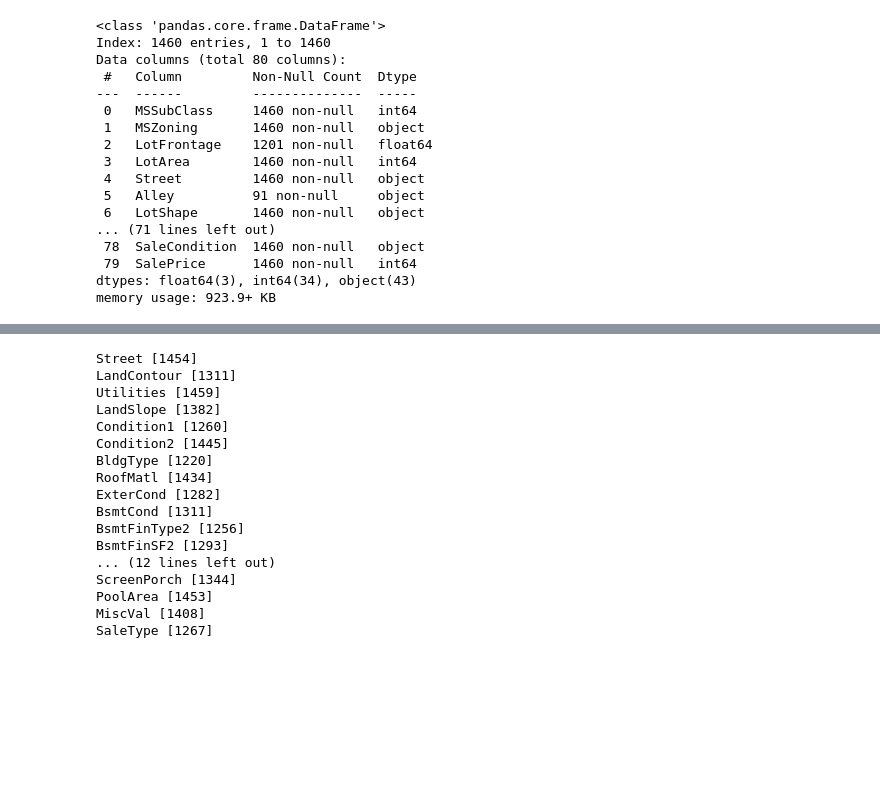
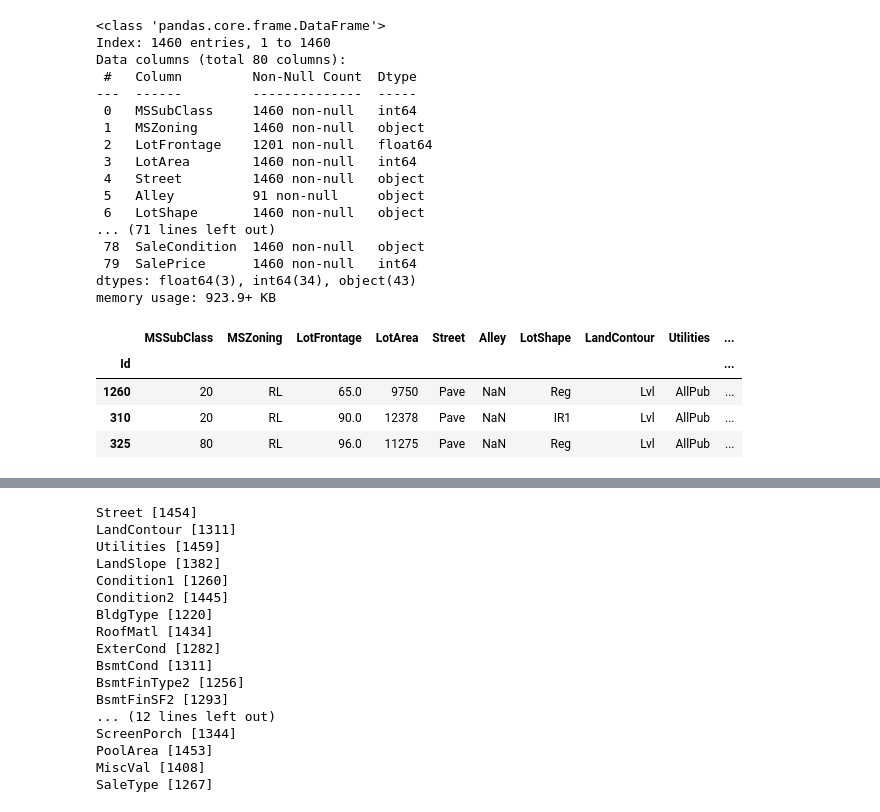
Before and after one commit to Data4i/House-Prices---Advanced-Regression-Techniques, a Jupyter notebook: house-prices.ipynb, the cells around one changed output, grey strips where cells are left out. Saved outputs shown, nothing was run; the diff lists cells and outputs as text; code cells hidden in the pictures; blank space fills up the shorter version.

```diff
--- a/house-prices.ipynb
+++ b/house-prices.ipynb
@@ -48,3 +45,11 @@ Data columns (total 80 columns):
  79  SalePrice      1460 non-null   int64
 dtypes: float64(3), int64(34), object(43)
 memory usage: 923.9+ KB
+# %%
+house.sample(3)
+# %% [output]
+|  | MSSubClass | MSZoning | LotFrontage | LotArea | Street | Alley | LotShape | LandContour | Utilities | ... |
+| Id |  |  |  |  |  |  |  |  |  | ... |
+| 1260 | 20 | RL | 65.0 | 9750 | Pave | NaN | Reg | Lvl | AllPub | ... |
+| 310 | 20 | RL | 90.0 | 12378 | Pave | NaN | IR1 | Lvl | AllPub | ... |
+| 325 | 80 | RL | 96.0 | 11275 | Pave | NaN | Reg | Lvl | AllPub | ... |
```
Also changed, not shown: parts of 3 cells of this notebook.
